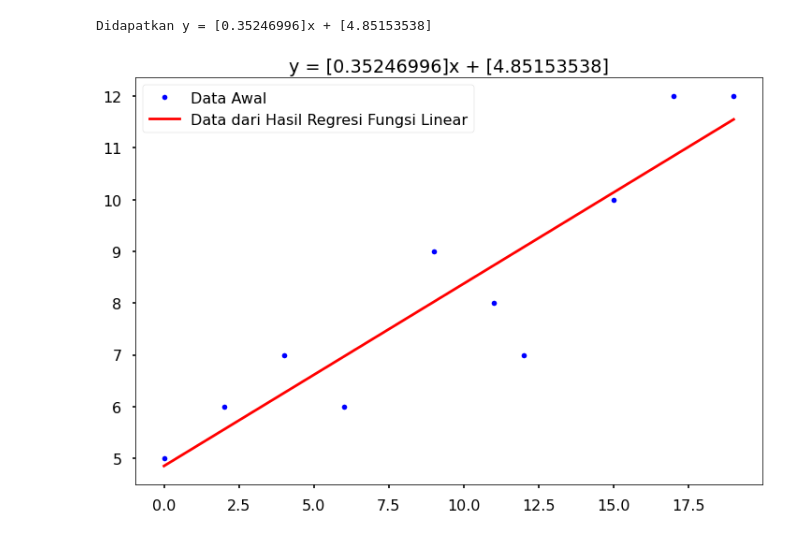
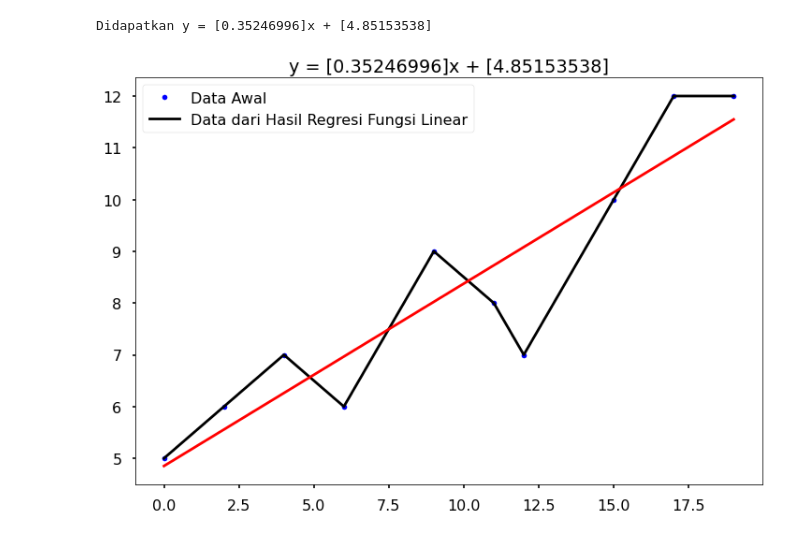
Before and after one commit to fabianhabil/semester2, a Jupyter notebook: UTS/Scientific Computing/soal2 ngotret.ipynb, the cells around one changed output. Cells and saved outputs as stored; diff of their text form; code cells hidden in the pictures.

```diff
--- a/UTS/Scientific Computing/soal2 ngotret.ipynb
+++ b/UTS/Scientific Computing/soal2 ngotret.ipynb
@@ -24,14 +24,15 @@ Didapatkan y = [0.35246996]x + [4.85153538]
 # %%
 # yNew = a*x + b
 yNew = (a * x) + b
 # Rubah size plot
 plt.figure(figsize=(12, 8))
 # Plot data awal
 plt.plot(x, y, "b.")
+plt.plot(x, y, "k")
 # Plot data baru
 plt.plot(x, yNew, "r")
 plt.legend(["Data Awal", "Data dari Hasil Regresi Fungsi Linear"])
 plt.title(f"y = {a}x + {b}")
 plt.show()
 # %% [output]
-[figure, old version]
+[figure, new version]
```
Also changed, not shown: 17 other files.
